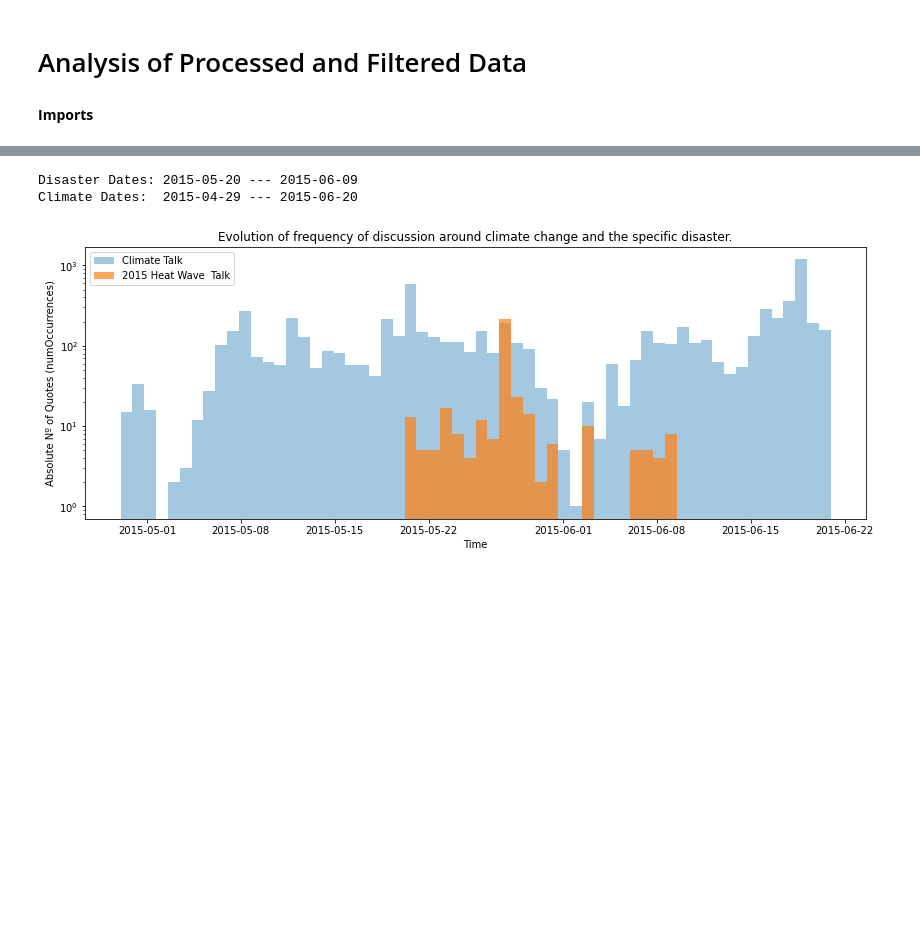
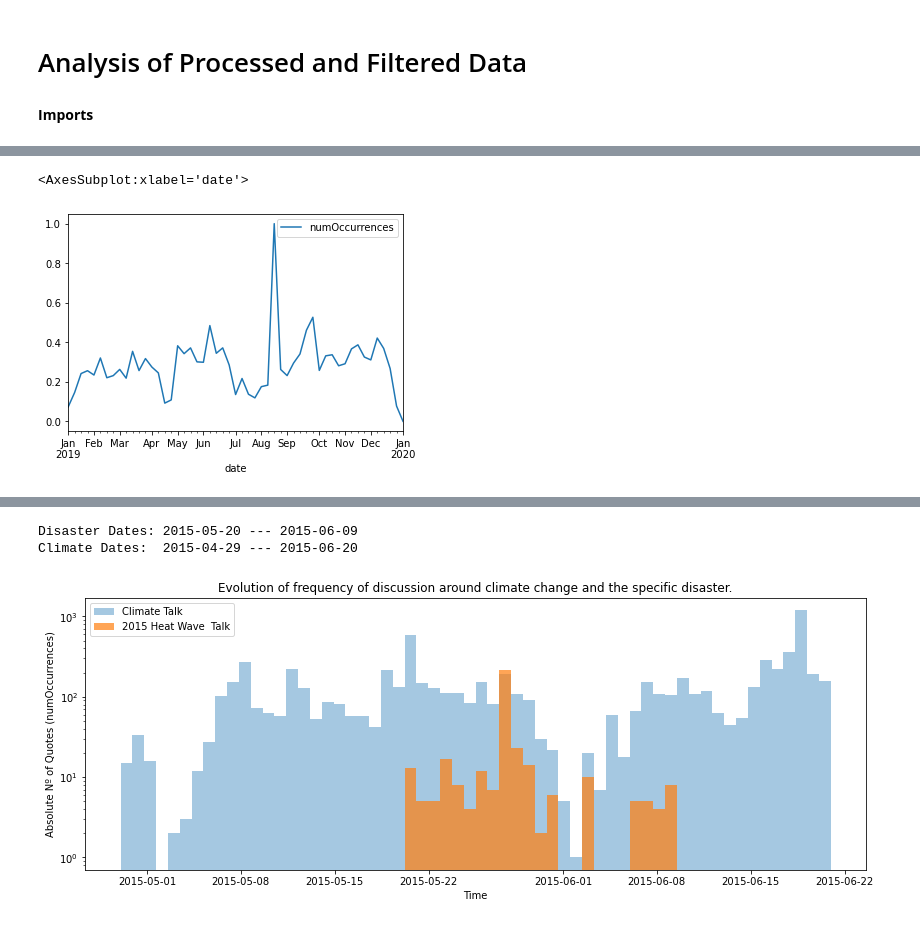
Before and after one commit to epfl-ada/ada-2021-project-data-alchemy, a Jupyter notebook: analysis.ipynb, the cells around one changed output, grey strips where cells are left out. Drawn from its saved outputs; the diff is of its cells as text; code cells hidden in the pictures; blank space fills up the shorter version.

```diff
--- a/analysis.ipynb
+++ b/analysis.ipynb
@@ -97,0 +235,5 @@ def create_plot_comparison(year,disaster_type):
+# %%
+climate_df.plot(x=0,y=1)
+# %% [output]
+<AxesSubplot:xlabel='date'>
+[figure, added]
```
Also changed, not shown: parts of 42 cells of this notebook, 16 other files.
